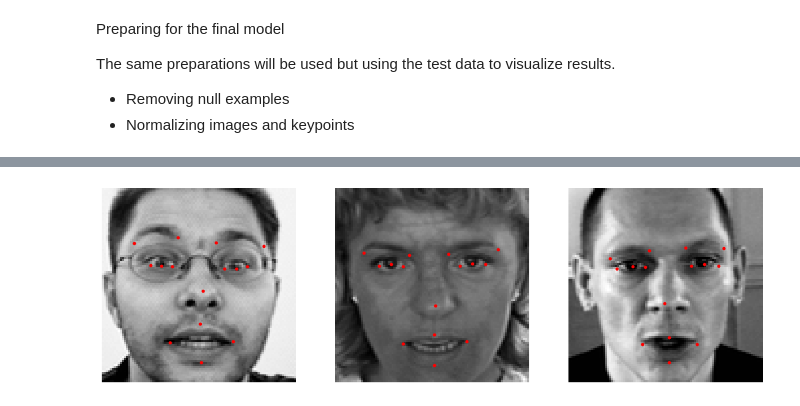
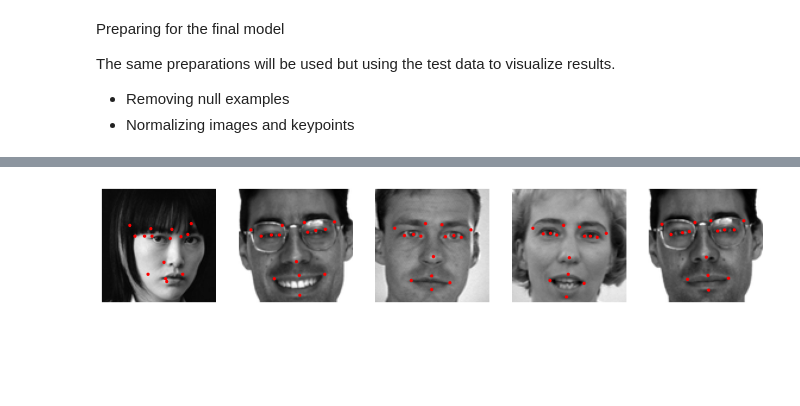
Before and after one commit to elmomote/DL2024-FacialKeypointDetectionProject, a Jupyter notebook: [F24_DL]_Facial_Keypoint_Detection_Project.ipynb, the cells around one changed output, grey strips where cells are left out. Drawn from its saved outputs; the diff is of its cells as text; code cells hidden in the pictures; blank space fills up the shorter version.

```diff
--- a/[F24_DL]_Facial_Keypoint_Detection_Project.ipynb
+++ b/[F24_DL]_Facial_Keypoint_Detection_Project.ipynb
@@ -1692,11 +1697,11 @@ Model: "sequential"
  Trainable params: 1,735,070 (6.62 MB)
  Non-trainable params: 0 (0.00 B)
 # %%
-early_stopping = EarlyStopping(monitor = 'loss', verbose = 1, patience = 5, restore_best_weights = True)
+early_stopping = EarlyStopping(monitor = 'val_loss', verbose = 1, patience = 5, restore_best_weights = True)
 
 final_model.compile(
   optimizer = 'adam',
-  loss = 'mean_squared_error'
+  loss = 'mean_squared_error', metrics=['mae']
 )
 
 final_history = final_model.fit(
@@ -1737,5 +1743,7 @@ plt.show()
 # %%
-indices = [0,1,2]
+#indices = [0,1,2]
+import random
+indices = np.random.choice(len(X_val), size = 5)
 
 example_images = x_test[indices]
 
@@ -1764,5 +1772,5 @@ plt.show()
 Predicted Keypoints:
-[figure, old version]
+[figure, new version]
 # %%
 predicted_keypoints_all = final_model.predict(x_test)
 
```
Also changed, not shown: parts of 6 cells of this notebook.
